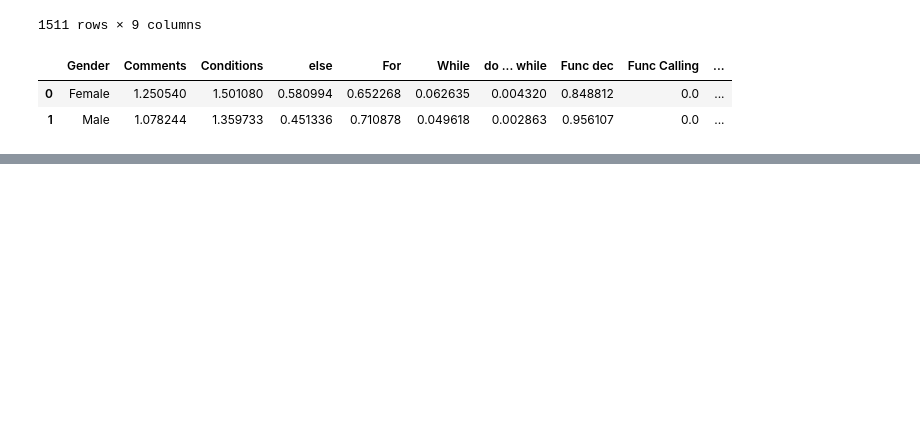
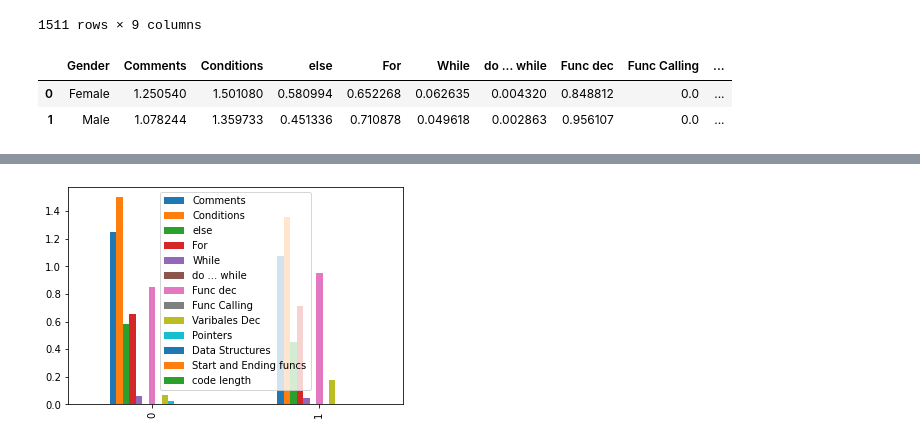
Before and after one commit to noambassat/Male-programmers-from-Mars-and-female-engineers-from-Venus, a Jupyter notebook: Syntaxes.ipynb, the cells around one changed output, grey strips where cells are left out. Drawn from its saved outputs; the diff is of its cells as text; code cells hidden in the pictures; blank space fills up the shorter version.

```diff
--- a/Syntaxes.ipynb
+++ b/Syntaxes.ipynb
@@ -102,0 +161,5 @@ syntax_df
+# %%
+syntax_df.plot(kind = 'bar')
+plt.show()
+# %% [output]
+[figure, added]
```
Also changed, not shown: parts of 10 cells of this notebook.
